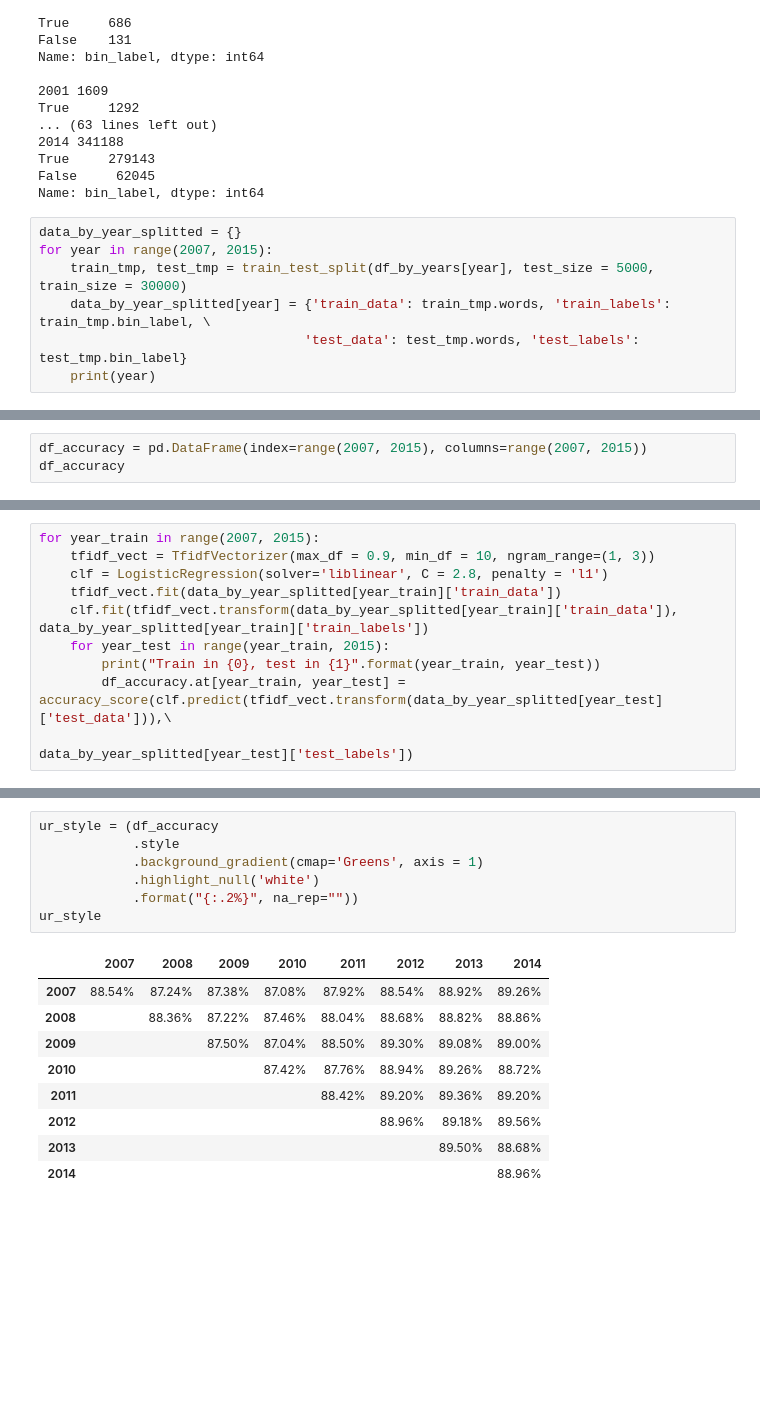
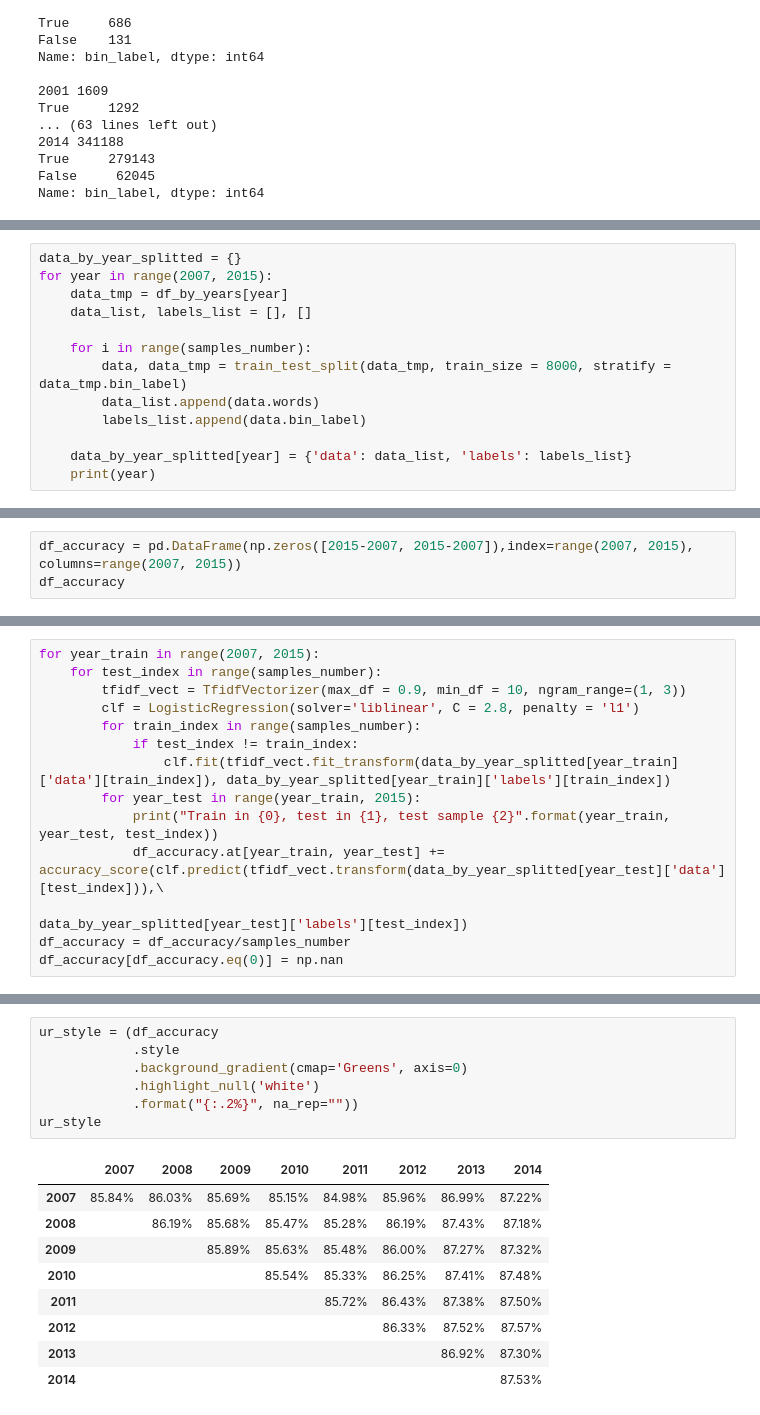
Before and after one commit to Dionidgy/ML, a Jupyter notebook: lifelong/lifelong_exp.ipynb, the cells around one changed output, grey strips where cells are left out. Saved outputs shown, nothing was run; the diff lists cells and outputs as text; blank space fills up the shorter version.

```diff
--- a/lifelong/lifelong_exp.ipynb
+++ b/lifelong/lifelong_exp.ipynb
@@ -88,10 +89,3 @@ True     1292
 True     279143
 False     62045
 Name: bin_label, dtype: int64
-# %%
-data_by_year_splitted = {}
-for year in range(2007, 2015):
-    train_tmp, test_tmp = train_test_split(df_by_years[year], test_size = 5000, train_size = 30000)
-    data_by_year_splitted[year] = {'train_data': train_tmp.words, 'train_labels': train_tmp.bin_label, \
-                                  'test_data': test_tmp.words, 'test_labels': test_tmp.bin_label}
-    print(year)
@@ -106,0 +92,13 @@ for year in range(2007, 2015):
+# %%
+data_by_year_splitted = {}
+for year in range(2007, 2015):
+    data_tmp = df_by_years[year]
+    data_list, labels_list = [], []
+
+    for i in range(samples_number):
+        data, data_tmp = train_test_split(data_tmp, train_size = 8000, stratify = data_tmp.bin_label)
+        data_list.append(data.words)
+        labels_list.append(data.bin_label)
+
+    data_by_year_splitted[year] = {'data': data_list, 'labels': labels_list}
+    print(year)
@@ -107,5 +114,5 @@ for year in range(2007, 2015):
 # %%
-df_accuracy = pd.DataFrame(index=range(2007, 2015), columns=range(2007, 2015))
+df_accuracy = pd.DataFrame(np.zeros([2015-2007, 2015-2007]),index=range(2007, 2015), columns=range(2007, 2015))
 df_accuracy
 # %% [output]
 |  | 2007 | 2008 | 2009 | 2010 | 2011 | 2012 | 2013 | 2014 |
@@ -120,11 +127,15 @@ df_accuracy
 # %%
 for year_train in range(2007, 2015):
-    tfidf_vect = TfidfVectorizer(max_df = 0.9, min_df = 10, ngram_range=(1, 3))
-    clf = LogisticRegression(solver='liblinear', C = 2.8, penalty = 'l1')
-    tfidf_vect.fit(data_by_year_splitted[year_train]['train_data'])
-    clf.fit(tfidf_vect.transform(data_by_year_splitted[year_train]['train_data']), data_by_year_splitted[year_train]['train_labels'])
-    for year_test in range(year_train, 2015):
-        print("Train in {0}, test in {1}".format(year_train, year_test))
-        df_accuracy.at[year_train, year_test] = accuracy_score(clf.predict(tfidf_vect.transform(data_by_year_splitted[year_test]['test_data'])),\
-                                                                          data_by_year_splitted[year_test]['test_labels'])
+    for test_index in range(samples_number):
+        tfidf_vect = TfidfVectorizer(max_df = 0.9, min_df = 10, ngram_range=(1, 3))
+        clf = LogisticRegression(solver='liblinear', C = 2.8, penalty = 'l1')
+        for train_index in range(samples_number):
+            if test_index != train_index:
+                clf.fit(tfidf_vect.fit_transform(data_by_year_splitted[year_train]['data'][train_index]), data_by_year_splitted[year_train]['labels'][train_index])
+        for year_test in range(year_train, 2015):
+            print("Train in {0}, test in {1}, test sample {2}".format(year_train, year_test, test_index))
+            df_accuracy.at[year_train, year_test] += accuracy_score(clf.predict(tfidf_vect.transform(data_by_year_splitted[year_test]['data'][test_index])),\
+                                                                          data_by_year_splitted[year_test]['labels'][test_index])
+df_accuracy = df_accuracy/samples_number
+df_accuracy[df_accuracy.eq(0)] = np.nan
 # %% [output]
@@ -148,17 +159,17 @@ Train in 2014, test in 2014
 # %%
 ur_style = (df_accuracy
             .style
-            .background_gradient(cmap='Greens', axis = 1)
+            .background_gradient(cmap='Greens', axis=0)
             .highlight_null('white')
             .format("{:.2%}", na_rep=""))
 ur_style
 # %% [output]
 |  | 2007 | 2008 | 2009 | 2010 | 2011 | 2012 | 2013 | 2014 |
-| 2007 | 88.54% | 87.24% | 87.38% | 87.08% | 87.92% | 88.54% | 88.92% | 89.26% |
-| 2008 |  | 88.36% | 87.22% | 87.46% | 88.04% | 88.68% | 88.82% | 88.86% |
-| 2009 |  |  | 87.50% | 87.04% | 88.50% | 89.30% | 89.08% | 89.00% |
-| 2010 |  |  |  | 87.42% | 87.76% | 88.94% | 89.26% | 88.72% |
-| 2011 |  |  |  |  | 88.42% | 89.20% | 89.36% | 89.20% |
-| 2012 |  |  |  |  |  | 88.96% | 89.18% | 89.56% |
-| 2013 |  |  |  |  |  |  | 89.50% | 88.68% |
-| 2014 |  |  |  |  |  |  |  | 88.96% |
+| 2007 | 85.84% | 86.03% | 85.69% | 85.15% | 84.98% | 85.96% | 86.99% | 87.22% |
+| 2008 |  | 86.19% | 85.68% | 85.47% | 85.28% | 86.19% | 87.43% | 87.18% |
+| 2009 |  |  | 85.89% | 85.63% | 85.48% | 86.00% | 87.27% | 87.32% |
+| 2010 |  |  |  | 85.54% | 85.33% | 86.25% | 87.41% | 87.48% |
+| 2011 |  |  |  |  | 85.72% | 86.43% | 87.38% | 87.50% |
+| 2012 |  |  |  |  |  | 86.33% | 87.52% | 87.57% |
+| 2013 |  |  |  |  |  |  | 86.92% | 87.30% |
+| 2014 |  |  |  |  |  |  |  | 87.53% |
```
Also changed, not shown: parts of 5 cells of this notebook.
